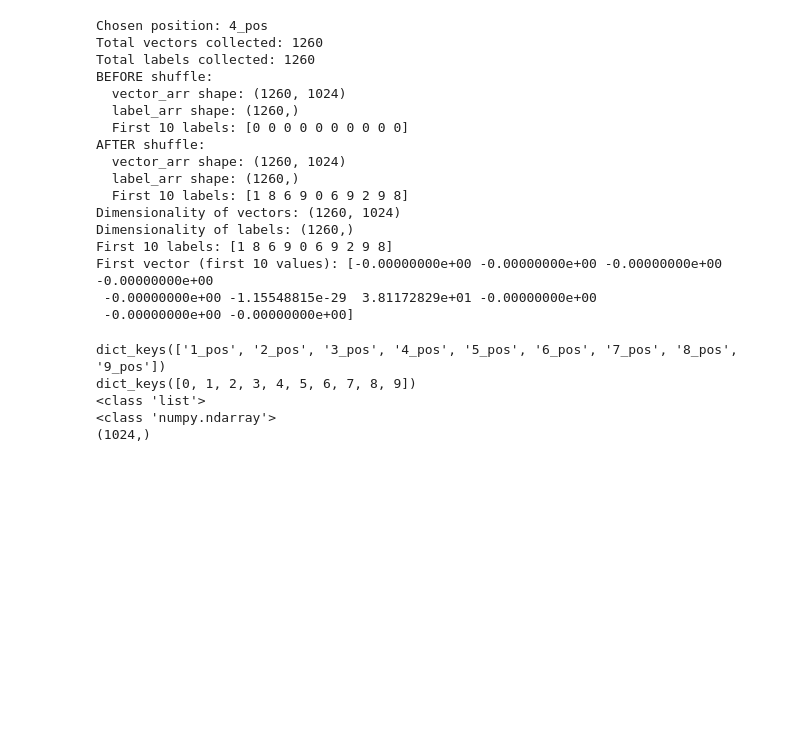
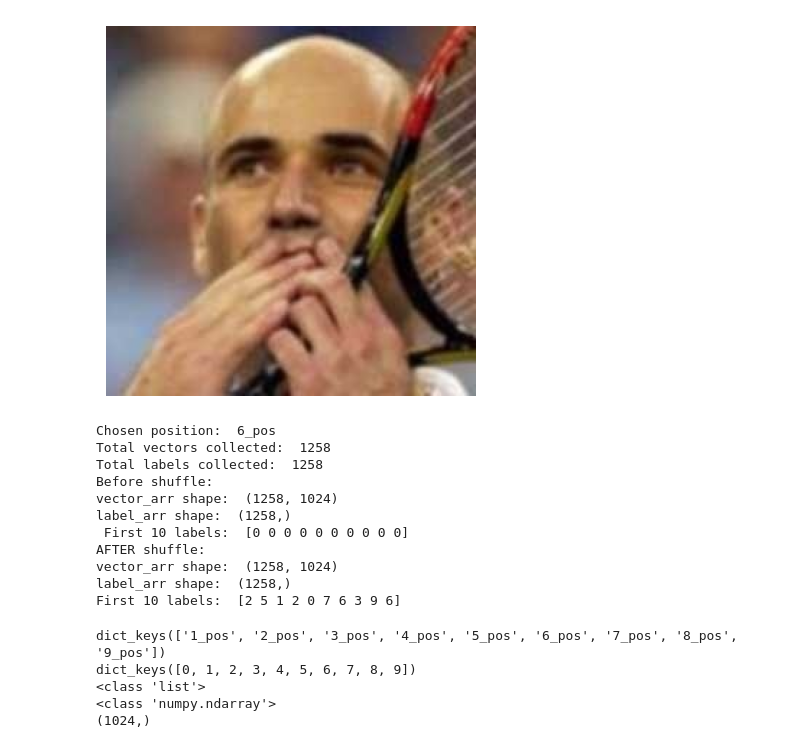
Before and after one commit to Tine-debug/Applied_AI, a Jupyter notebook: lab1_fundamentals_ML_NLP/lab1_fundamentals_ML_NLP/Part1_warmup/D7041E_code_for_lab1.ipynb, the cells around one changed output. Saved outputs shown, nothing was run; the diff lists cells and outputs as text; code cells hidden in the pictures; blank space fills up the shorter version.

```diff
--- a/lab1_fundamentals_ML_NLP/lab1_fundamentals_ML_NLP/Part1_warmup/D7041E_code_for_lab1.ipynb
+++ b/lab1_fundamentals_ML_NLP/lab1_fundamentals_ML_NLP/Part1_warmup/D7041E_code_for_lab1.ipynb
@@ -77,7 +89,6 @@ samples = []
 
 for imagename in imagefilenames:
     with PIL.Image.open("../our_dataset/" + imagename) as im:
-        im = im.resize((30,30))
         image_array = np.array(im)
         images.append(image_array)
         x, y = image_array.shape[:2]
@@ -86,12 +97,14 @@ for imagename in imagefilenames:
 samples = np.array(samples, dtype=int)
 images = np.array(images)
 # %%
-def PlotSample(index: int, images):
+def PlotSample(index: int):
     plt.imshow(images[index])
     plt.axis('off')
     plt.show()
 
-PlotSample(3, images)
+PlotSample(8)
+# %% [output]
+[figure, added]
 # %%
 #task 1.2
 data = np.load('vecs.npy', allow_pickle=True).item()
@@ -118,39 +131,36 @@ print("Total labels collected: ", len(label_list))
 vector_arr = np.vstack(vector_list)
 label_arr = np.array(label_list)
 
-print("Before shuffle:")
-print("vector_arr shape: ", vector_arr.shape)
-print("label_arr shape: ", label_arr.shape)
-print(" First 10 labels: ", label_arr[:10])
+def shuffle_arrays(index_list, vector_arr, label_arr):
+    print("Before shuffle:")
+    print("vector_arr shape: ", vector_arr.shape)
+    print("label_arr shape: ", label_arr.shape)
+    print(" First 10 labels: ", label_arr[:10])
 
-index_list = np.arange(len(vector_list))                  #shuffle arrays
-random.shuffle(index_list)
+    index_list = np.arange(len(vector_list))                  #shuffle arrays
+    random.shuffle(index_list)
 
-vector_arr = vector_arr[index_list]
-label_arr = label_arr[index_list]
+    vector_arr = vector_arr[index_list]
+    label_arr = label_arr[index_list]
 
-print("AFTER shuffle:")
-print("vector_arr shape: ", vector_arr.shape)
-print("label_arr shape: ", label_arr.shape)
-print("First 10 labels: ", label_arr[:10])
+    print("AFTER shuffle:")
+    print("vector_arr shape: ", vector_arr.shape)
+    print("label_arr shape: ", label_arr.shape)
+    print("First 10 labels: ", label_arr[:10])
+
+shuffle_arrays(index_list, vector_arr, label_arr);
 # %% [output]
-Chosen position: 4_pos
-Total vectors collected: 1260
-Total labels collected: 1260
-BEFORE shuffle:
-  vector_arr shape: (1260, 1024)
-  label_arr shape: (1260,)
-  First 10 labels: [0 0 0 0 0 0 0 0 0 0]
+Chosen position:  6_pos
+Total vectors collected:  1258
+Total labels collected:  1258
+Before shuffle:
+vector_arr shape:  (1258, 1024)
+label_arr shape:  (1258,)
+ First 10 labels:  [0 0 0 0 0 0 0 0 0 0]
 AFTER shuffle:
-  vector_arr shape: (1260, 1024)
-  label_arr shape: (1260,)
-  First 10 labels: [1 8 6 9 0 6 9 2 9 8]
-Dimensionality of vectors: (1260, 1024)
-Dimensionality of labels: (1260,)
-First 10 labels: [1 8 6 9 0 6 9 2 9 8]
-First vector (first 10 values): [-0.00000000e+00 -0.00000000e+00 -0.00000000e+00 -0.00000000e+00
- -0.00000000e+00 -1.15548815e-29  3.81172829e+01 -0.00000000e+00
- -0.00000000e+00 -0.00000000e+00]
+vector_arr shape:  (1258, 1024)
+label_arr shape:  (1258,)
+First 10 labels:  [2 5 1 2 0 7 6 3 9 6]
 # %%
 print(data.keys())       # e.g., dict_keys([0,1,2,3,4,5,6,7,8])
 pos = "1_pos"
```
Also changed, not shown: parts of 12 cells of this notebook, 1 other file.
